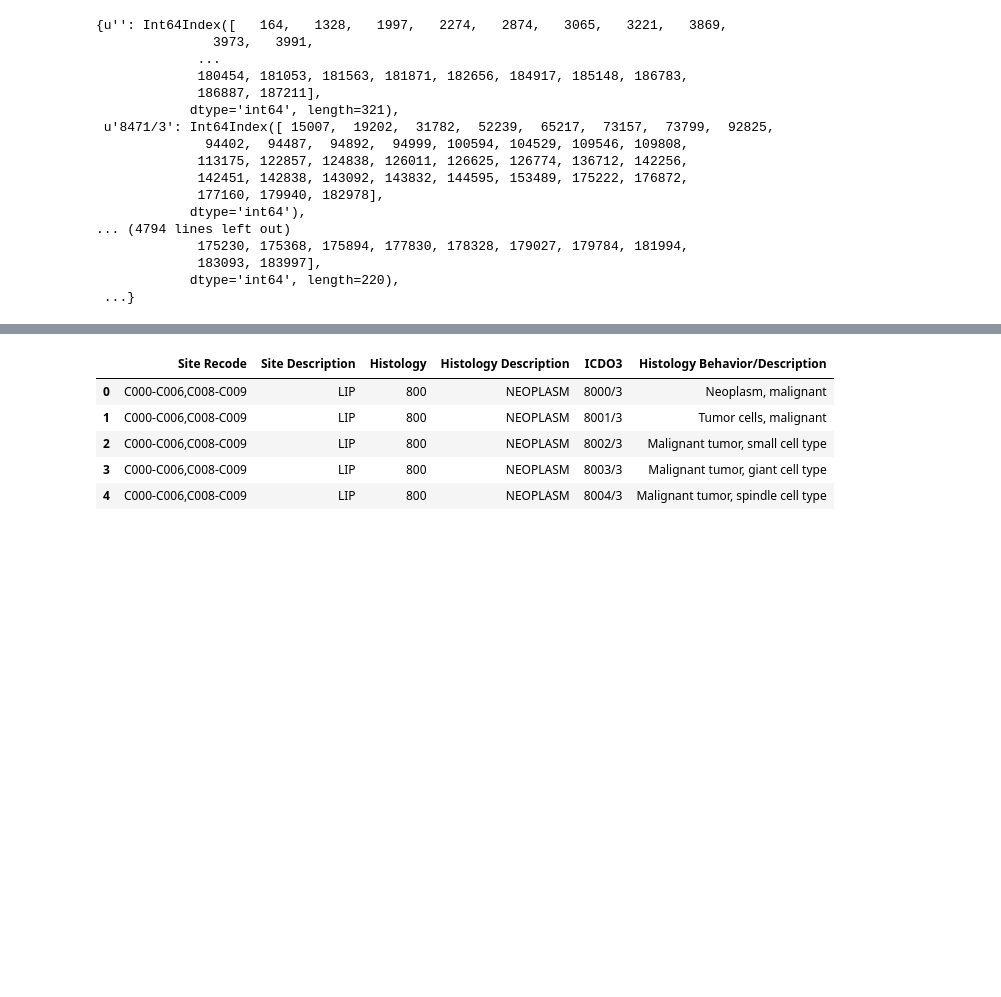
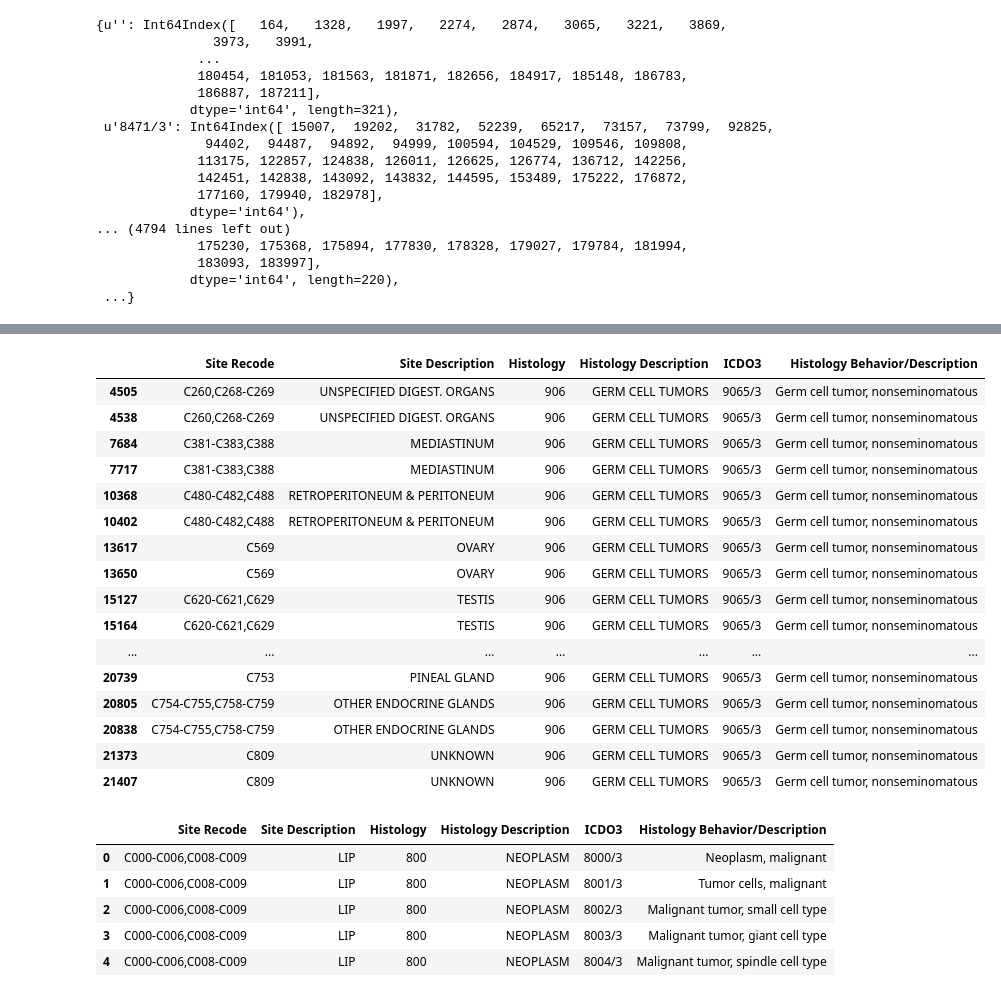
Before and after one commit to AndrewVG23/informatics_test, a Jupyter notebook: pdf_reader/src/merge_google_sheets.ipynb, the cells around one changed output, grey strips where cells are left out. Drawn from its saved outputs; the diff is of its cells as text; code cells hidden in the pictures; blank space fills up the shorter version.

```diff
--- a/pdf_reader/src/merge_google_sheets.ipynb
+++ b/pdf_reader/src/merge_google_sheets.ipynb
@@ -106,3 +115,23 @@ crosswalk_df.groupby('ICDO3').groups
+# %%
+icd03_df[icd03_df['ICDO3']=='9065/3']
+# %% [output]
+|  | Site Recode | Site Description | Histology | Histology Description | ICDO3 | Histology Behavior/Description |
+| 4505 | C260,C268-C269 | UNSPECIFIED DIGEST. ORGANS | 906 | GERM CELL TUMORS | 9065/3 | Germ cell tumor, nonseminomatous |
+| 4538 | C260,C268-C269 | UNSPECIFIED DIGEST. ORGANS | 906 | GERM CELL TUMORS | 9065/3 | Germ cell tumor, nonseminomatous |
+| 7684 | C381-C383,C388 | MEDIASTINUM | 906 | GERM CELL TUMORS | 9065/3 | Germ cell tumor, nonseminomatous |
+| 7717 | C381-C383,C388 | MEDIASTINUM | 906 | GERM CELL TUMORS | 9065/3 | Germ cell tumor, nonseminomatous |
+| 10368 | C480-C482,C488 | RETROPERITONEUM & PERITONEUM | 906 | GERM CELL TUMORS | 9065/3 | Germ cell tumor, nonseminomatous |
+| 10402 | C480-C482,C488 | RETROPERITONEUM & PERITONEUM | 906 | GERM CELL TUMORS | 9065/3 | Germ cell tumor, nonseminomatous |
+| 13617 | C569 | OVARY | 906 | GERM CELL TUMORS | 9065/3 | Germ cell tumor, nonseminomatous |
+| 13650 | C569 | OVARY | 906 | GERM CELL TUMORS | 9065/3 | Germ cell tumor, nonseminomatous |
+| 15127 | C620-C621,C629 | TESTIS | 906 | GERM CELL TUMORS | 9065/3 | Germ cell tumor, nonseminomatous |
+| 15164 | C620-C621,C629 | TESTIS | 906 | GERM CELL TUMORS | 9065/3 | Germ cell tumor, nonseminomatous |
+| ... | ... | ... | ... | ... | ... | ... |
+| 20739 | C753 | PINEAL GLAND | 906 | GERM CELL TUMORS | 9065/3 | Germ cell tumor, nonseminomatous |
+| 20805 | C754-C755,C758-C759 | OTHER ENDOCRINE GLANDS | 906 | GERM CELL TUMORS | 9065/3 | Germ cell tumor, nonseminomatous |
+| 20838 | C754-C755,C758-C759 | OTHER ENDOCRINE GLANDS | 906 | GERM CELL TUMORS | 9065/3 | Germ cell tumor, nonseminomatous |
+| 21373 | C809 | UNKNOWN | 906 | GERM CELL TUMORS | 9065/3 | Germ cell tumor, nonseminomatous |
+| 21407 | C809 | UNKNOWN | 906 | GERM CELL TUMORS | 9065/3 | Germ cell tumor, nonseminomatous |
 # %%
 head1 = icd03_df.head()
 head2 = crosswalk_df.head()
```
Also changed, not shown: parts of 1 cell of this notebook.
